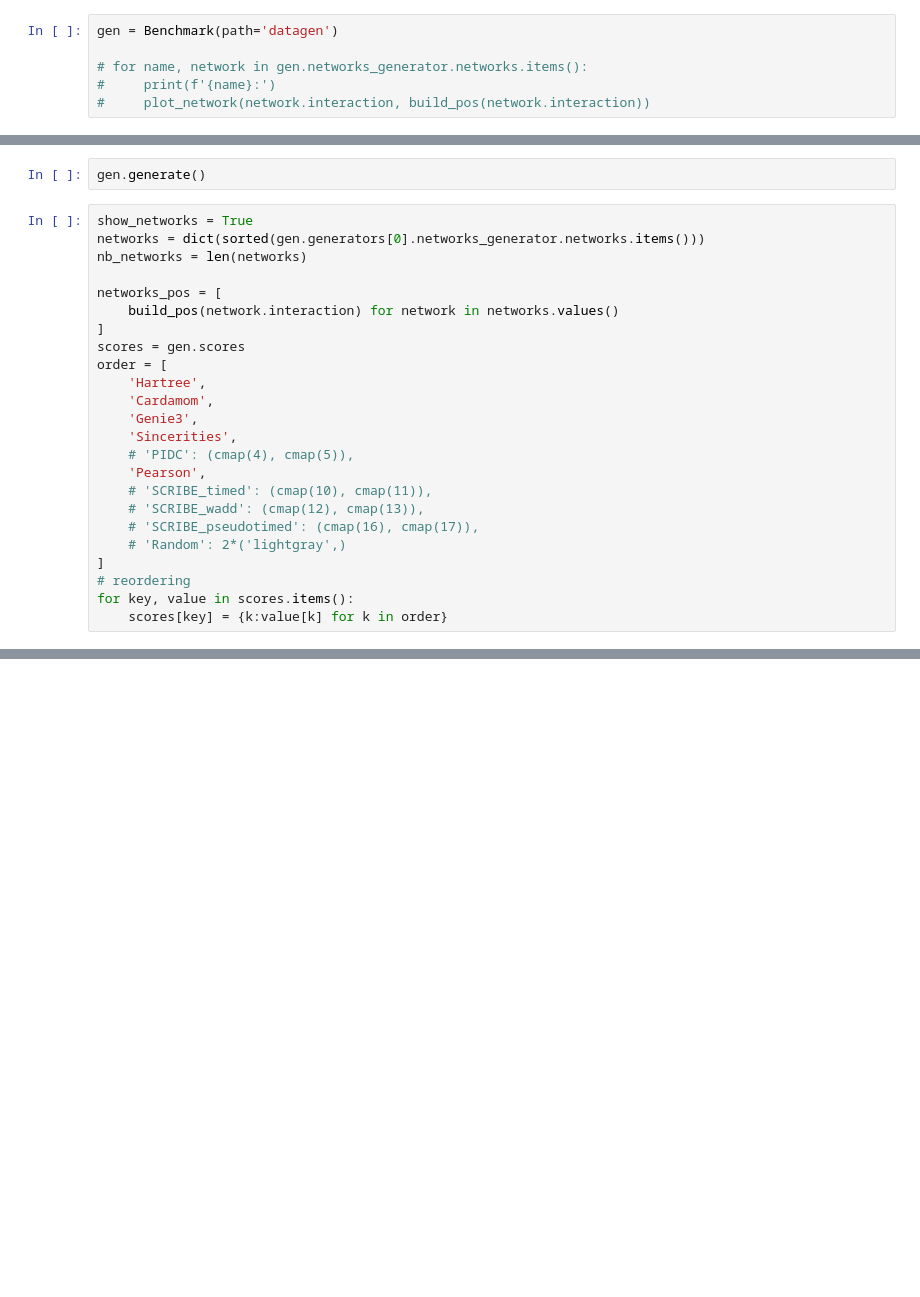
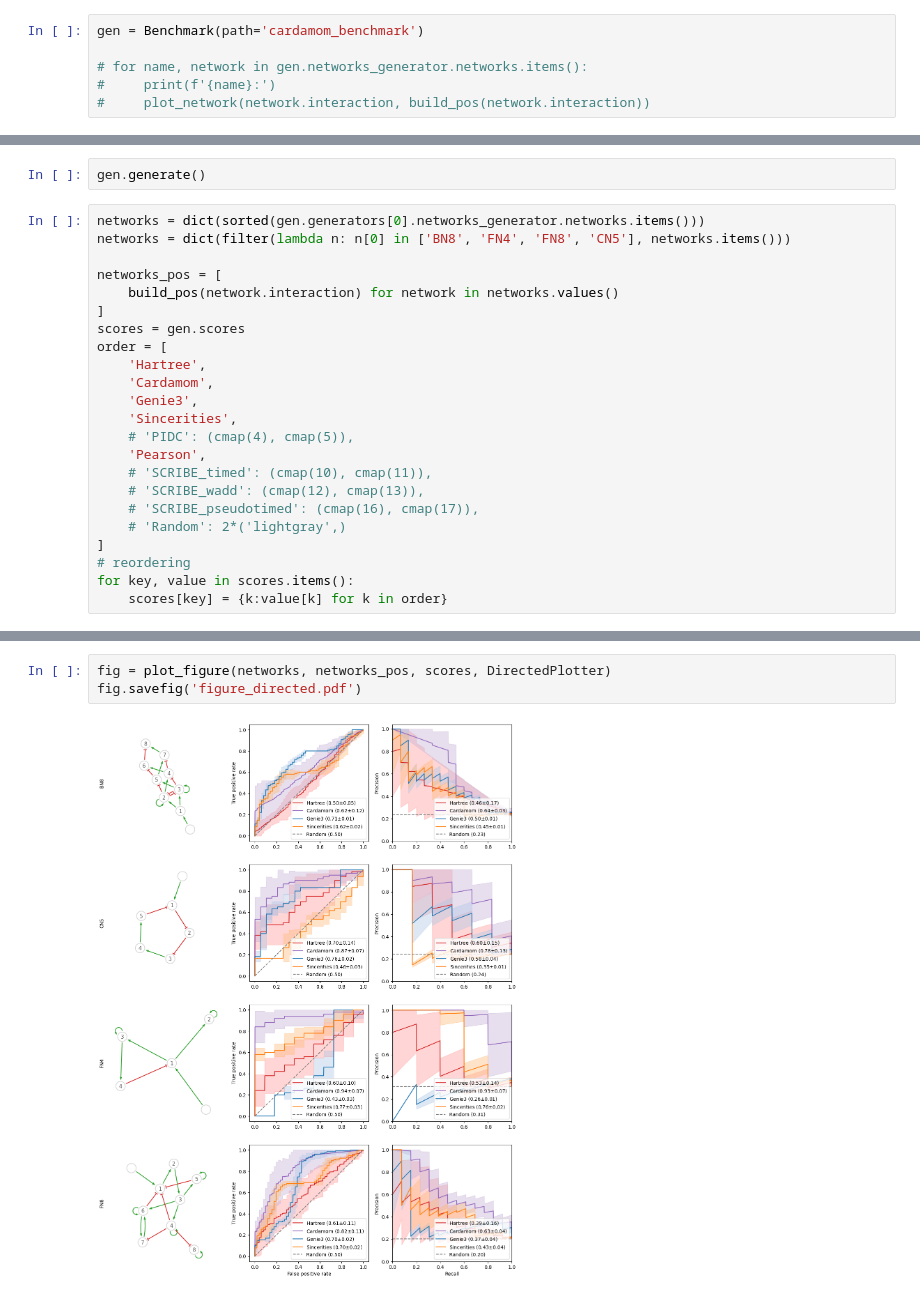
Before and after one commit to harissa-framework/benchmark, a Jupyter notebook: test.ipynb, the cells around one changed output, grey strips where cells are left out. Saved outputs shown, nothing was run; the diff lists cells and outputs as text; blank space fills up the shorter version.

```diff
--- a/test.ipynb
+++ b/test.ipynb
@@ -16,7 +16,7 @@ print(available_inferences())
 ['FN4', 'FN8', 'Trees5', 'Trees10', 'Trees20', 'Trees50', 'Trees100', 'BN8', 'CN5']
 ['Cardamom', 'Pearson', 'Genie3', 'Sincerities', 'Hartree']
 # %%
-gen = Benchmark(path='datagen')
+gen = Benchmark(path='cardamom_benchmark')
 
 # for name, network in gen.networks_generator.networks.items():
 #     print(f'{name}:')
@@ -26,9 +26,8 @@ gen = Benchmark(path='datagen')
 # %%
 gen.generate()
 # %%
-show_networks = True
 networks = dict(sorted(gen.generators[0].networks_generator.networks.items()))
-nb_networks = len(networks)
+networks = dict(filter(lambda n: n[0] in ['BN8', 'FN4', 'FN8', 'CN5'], networks.items()))
 
 networks_pos = [
     build_pos(network.interaction) for network in networks.values()
@@ -84,0 +83,5 @@ fig.savefig('figure_mean_curve.pdf')
+# %%
+fig = plot_figure(networks, networks_pos, scores, DirectedPlotter)
+fig.savefig('figure_directed.pdf')
+# %% [output]
+[figure, added]
```
Also changed, not shown: parts of 5 cells of this notebook.
